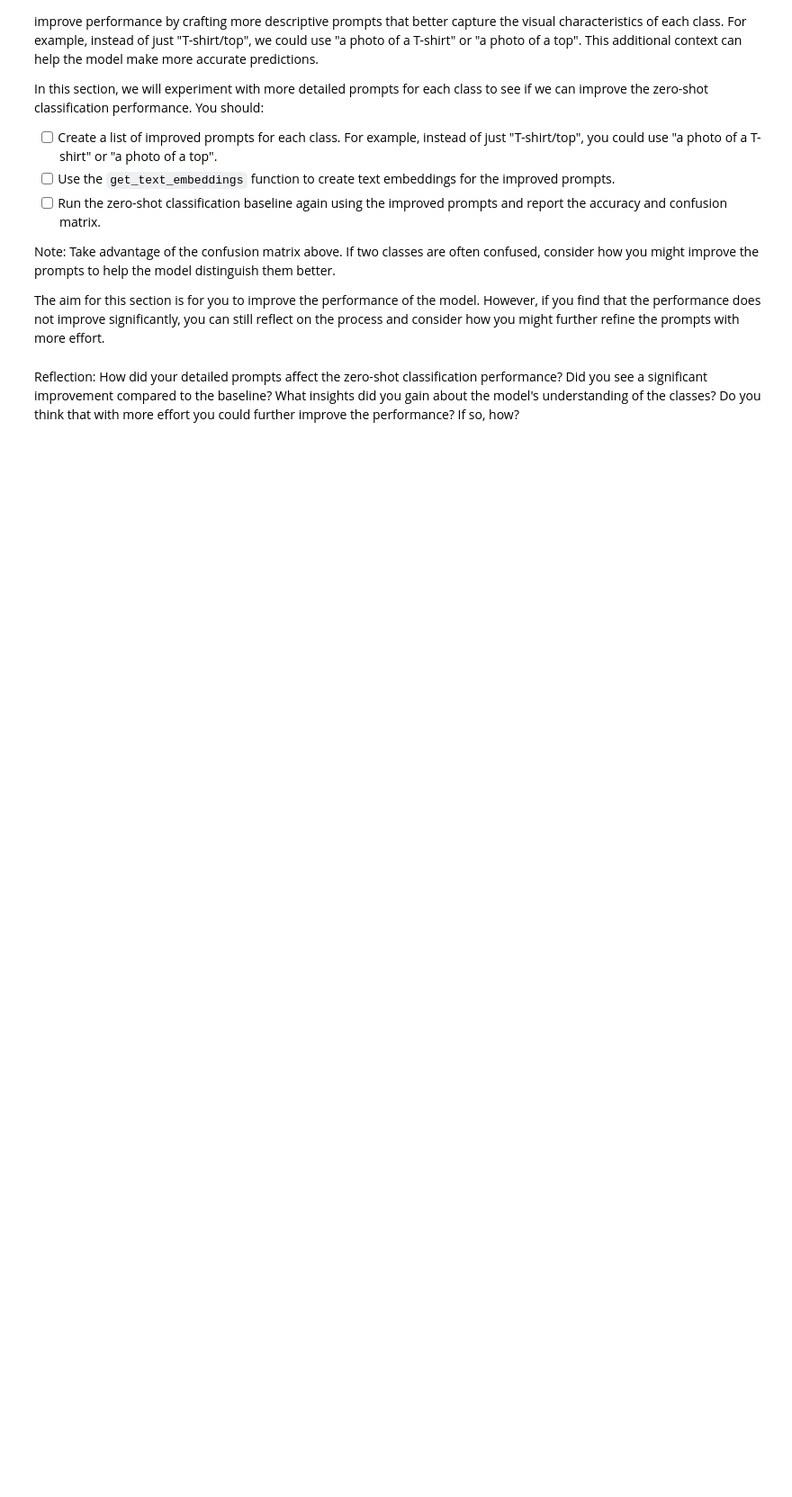
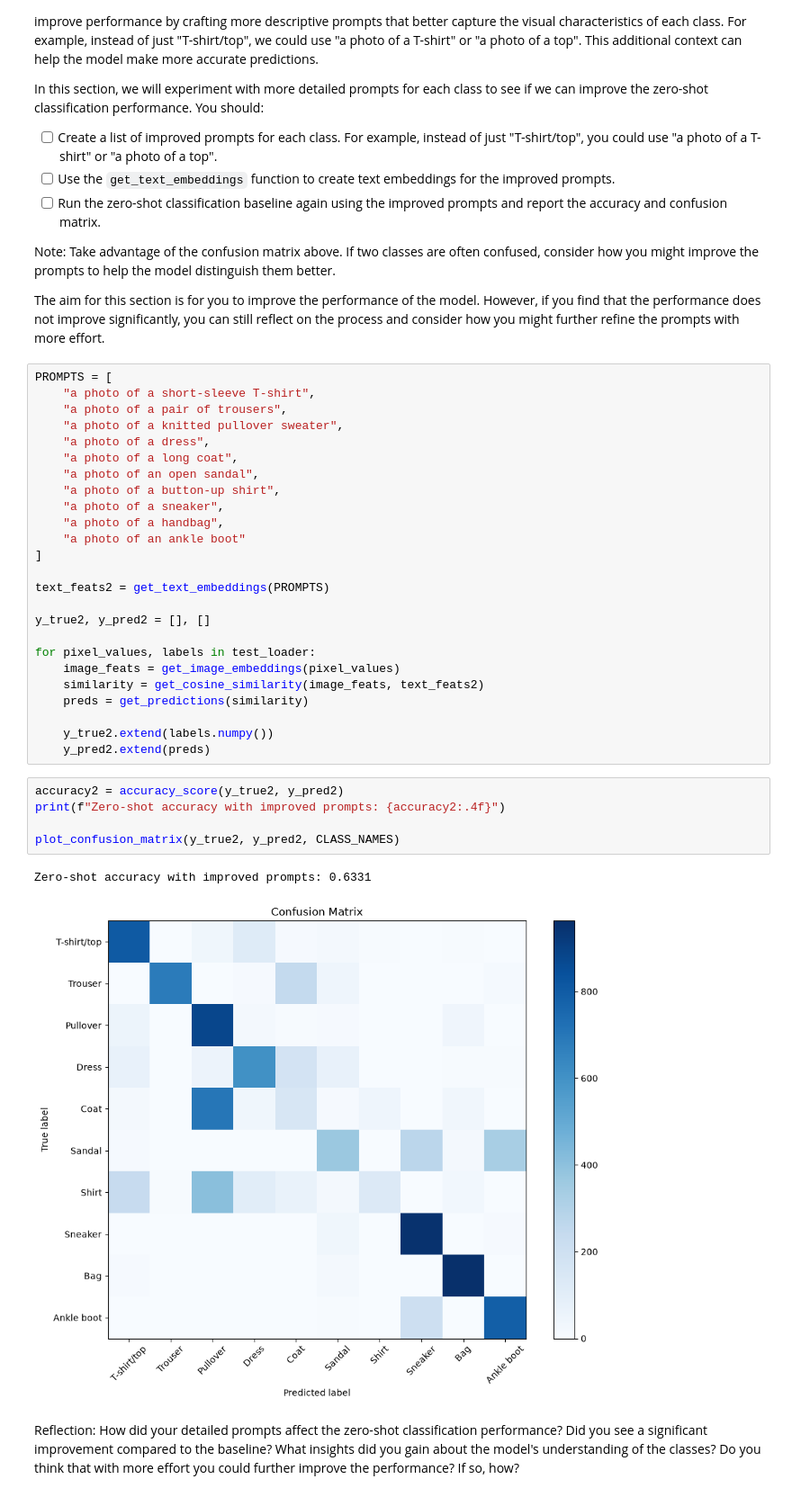
Before and after one commit to YipingMa9377/deep_learning, a Jupyter notebook: 02_activities/assignments/assignment_2.ipynb, the cells around one changed output. Shown at 90% size. Cells and saved outputs as stored; diff of their text form; blank space fills up the shorter version.

```diff
--- a/02_activities/assignments/assignment_2.ipynb
+++ b/02_activities/assignments/assignment_2.ipynb
@@ -282,5 +285,38 @@ In this section, we will experiment with more detailed prompts for each class to
 Note: Take advantage of the confusion matrix above. If two classes are often confused, consider how you might improve the prompts to help the model distinguish them better.
 
 The aim for this section is for you to improve the performance of the model. However, if you find that the performance does not improve significantly, you can still reflect on the process and consider how you might further refine the prompts with more effort.
+# %%
+PROMPTS = [
+    "a photo of a short-sleeve T-shirt",
+    "a photo of a pair of trousers",
+    "a photo of a knitted pullover sweater",
+    "a photo of a dress",
+    "a photo of a long coat",
+    "a photo of an open sandal",
+    "a photo of a button-up shirt",
+    "a photo of a sneaker",
+    "a photo of a handbag",
+    "a photo of an ankle boot"
+]
+
+text_feats2 = get_text_embeddings(PROMPTS)
+
+y_true2, y_pred2 = [], []
+
+for pixel_values, labels in test_loader:
+    image_feats = get_image_embeddings(pixel_values)
+    similarity = get_cosine_similarity(image_feats, text_feats2)
+    preds = get_predictions(similarity)
+
+    y_true2.extend(labels.numpy())
+    y_pred2.extend(preds)
+# %%
+accuracy2 = accuracy_score(y_true2, y_pred2)
+print(f"Zero-shot accuracy with improved prompts: {accuracy2:.4f}")
+
+plot_confusion_matrix(y_true2, y_pred2, CLASS_NAMES)
+# %% [output]
+Zero-shot accuracy with improved prompts: 0.6331
+[figure, added]
 # %% [markdown]
 Reflection: How did your detailed prompts affect the zero-shot classification performance? Did you see a significant improvement compared to the baseline? What insights did you gain about the model's understanding of the classes? Do you think that with more effort you could further improve the performance? If so, how?
```
Also changed, not shown: parts of 3 cells of this notebook.
